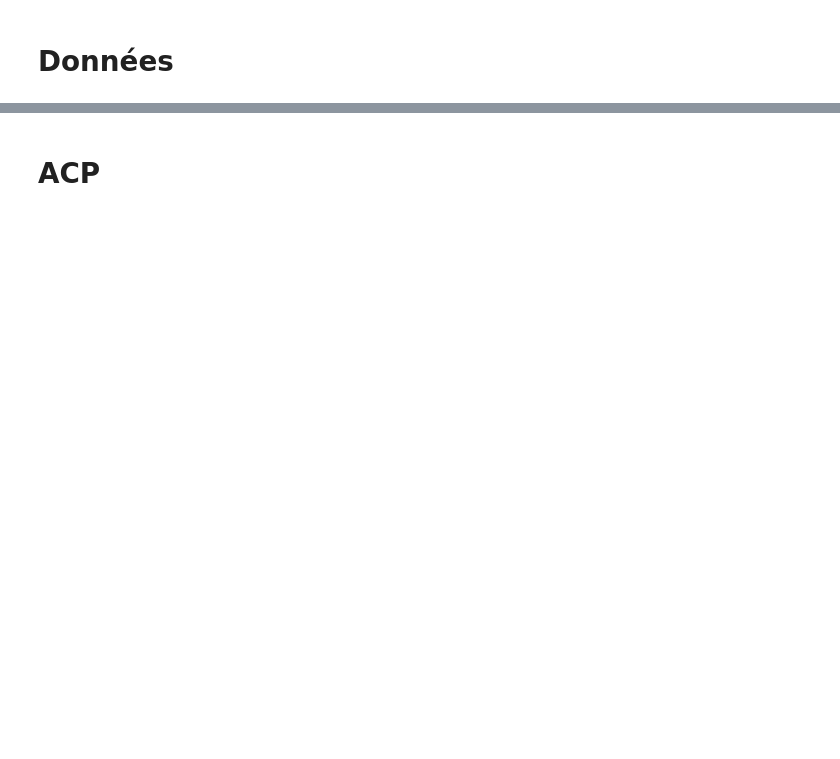
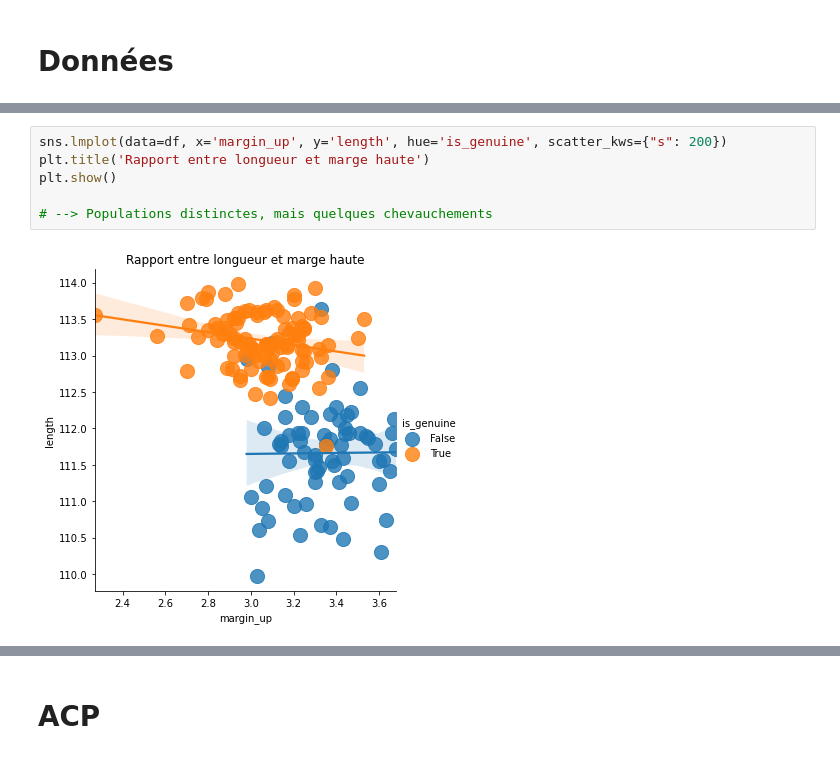
Before and after one commit to gllmfrnr/oc-da, a Jupyter notebook: p6/projet-6.ipynb, the cells around one changed output, grey strips where cells are left out. Cells and saved outputs as stored; diff of their text form; blank space fills up the shorter version.

```diff
--- a/p6/projet-6.ipynb
+++ b/p6/projet-6.ipynb
@@ -100,0 +182,8 @@ plt.show()
+# %%
+sns.lmplot(data=df, x='margin_up', y='length', hue='is_genuine', scatter_kws={"s": 200})
+plt.title('Rapport entre longueur et marge haute')
+plt.show()
+
+# --> Populations distinctes, mais quelques chevauchements
+# %% [output]
+[figure, added]
```
Also changed, not shown: parts of 64 cells of this notebook.
